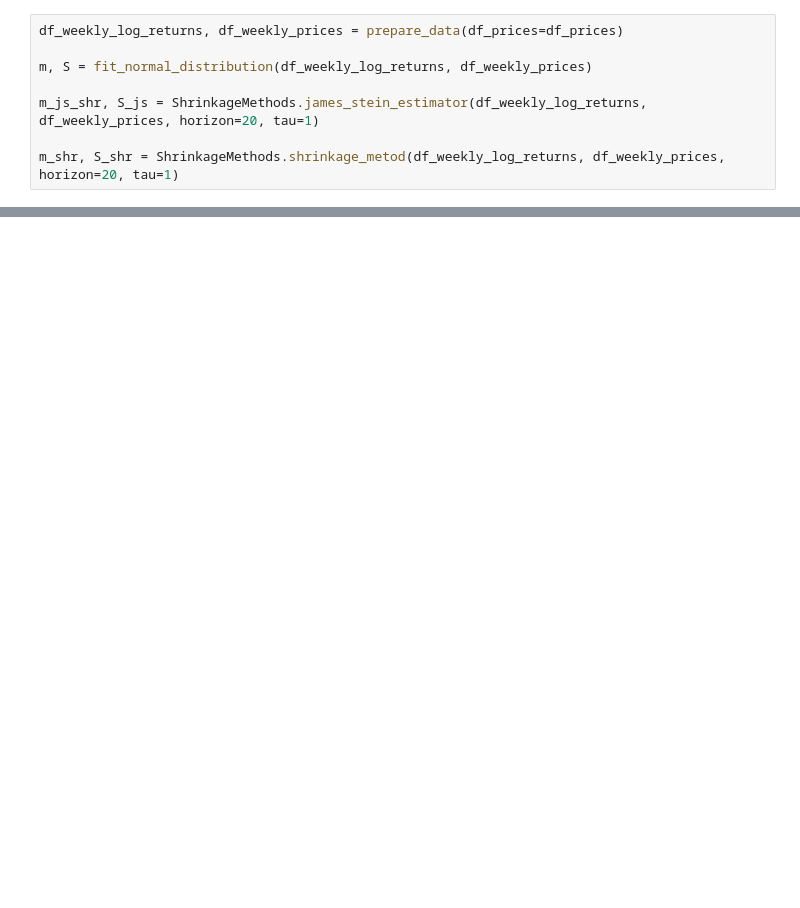
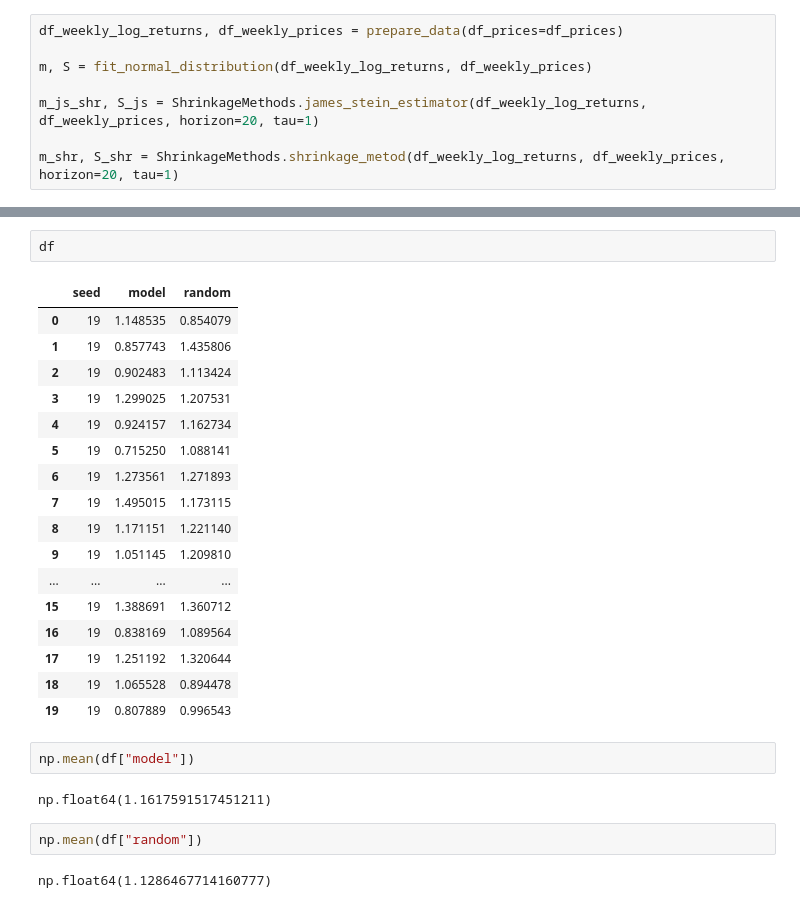
Before and after one commit to LukaLavs/Mathematical-Models-for-Finance, a Jupyter notebook: Markowitz/Example.ipynb, the cells around one changed output, grey strips where cells are left out. Drawn from its saved outputs; the diff is of its cells as text; blank space fills up the shorter version.

```diff
--- a/Markowitz/Example.ipynb
+++ b/Markowitz/Example.ipynb
@@ -70,0 +87,28 @@ np.float64(1.1922378833930953)
+# %%
+df
+# %% [output]
+|  | seed | model | random |
+| 0 | 19 | 1.148535 | 0.854079 |
+| 1 | 19 | 0.857743 | 1.435806 |
+| 2 | 19 | 0.902483 | 1.113424 |
+| 3 | 19 | 1.299025 | 1.207531 |
+| 4 | 19 | 0.924157 | 1.162734 |
+| 5 | 19 | 0.715250 | 1.088141 |
+| 6 | 19 | 1.273561 | 1.271893 |
+| 7 | 19 | 1.495015 | 1.173115 |
+| 8 | 19 | 1.171151 | 1.221140 |
+| 9 | 19 | 1.051145 | 1.209810 |
+| ... | ... | ... | ... |
+| 15 | 19 | 1.388691 | 1.360712 |
+| 16 | 19 | 0.838169 | 1.089564 |
+| 17 | 19 | 1.251192 | 1.320644 |
+| 18 | 19 | 1.065528 | 0.894478 |
+| 19 | 19 | 0.807889 | 0.996543 |
+# %%
+np.mean(df["model"])
+# %% [output]
+np.float64(1.1617591517451211)
+# %%
+np.mean(df["random"])
+# %% [output]
+np.float64(1.1286467714160777)
```
Also changed, not shown: parts of 7 cells of this notebook, 1 other file.
